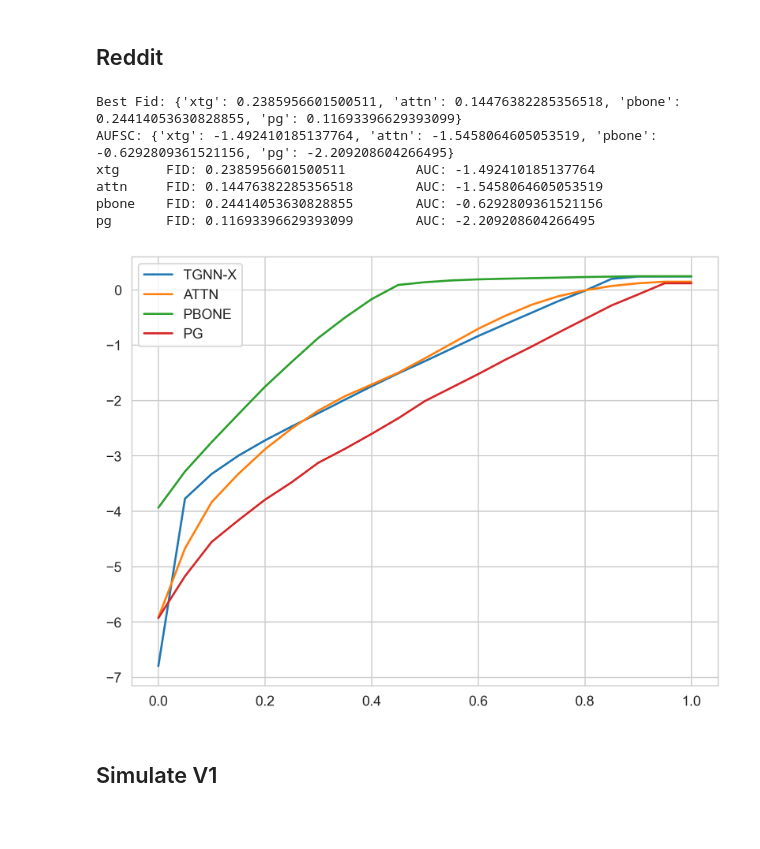
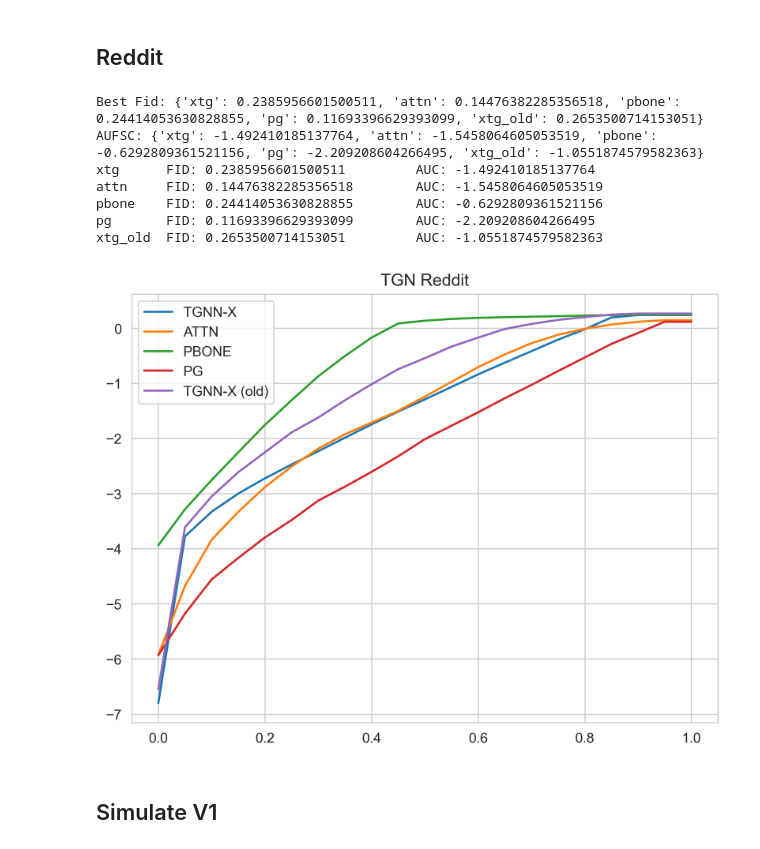
Before and after one commit to m-krastev/fact8-temporal-graph, a Jupyter notebook: notebooks/results_processing.ipynb, the cells around one changed output. Cells and saved outputs as stored; diff of their text form; code cells hidden in the pictures; blank space fills up the shorter version.

```diff
--- a/notebooks/results_processing.ipynb
+++ b/notebooks/results_processing.ipynb
@@ -220,10 +236,11 @@ tgat_simulate_v1_files = {
     for k, v in zip(
         explainers,
         [
-            "tgat_simulate_v1_subgraphx_tg_3_to_15902_eval_pg_true_pg_positive.csv",
-            "tgat_simulate_v1_attn_explainer_tg_3_to_15902_eval.csv",
-            "tgat_simulate_v1_pbone_explainer_tg_3_to_15902_eval.csv",
-            "tgat_simulate_v1_pg_explainer_tg_3_to_15902_eval.csv",
+            "tgat_simulate_v1_subgraphx_tg_3_to_15902_eval_mlp_true_pg_positive_th20.csv",
+            "tgat_simulate_v1_attn_explainer_tg_3_to_15902_eval_th20.csv",
+            "tgat_simulate_v1_pbone_explainer_tg_3_to_15902_eval_th20.csv",
+            "tgat_simulate_v1_pg_explainer_tg_3_to_15902_eval_th20.csv",
+            "tgat_simulate_v1_subgraphx_tg_3_to_15902_eval_pg_true_pg_positive_th20.csv",
         ],
     )
 }
@@ -250,5 +267,6 @@ for k, tab in tgat_simulate_v1_tabs.items():
     )
     plt.plot(tab.index, tab["fid_inv_best"], label=labels[k])
 plt.legend();plt.tight_layout()
+plt.title("TGAT Simulate V1")
 plt.savefig("plots/tgat_simulate_v1.png")
 # %% [output]
@@ -267,10 +286,11 @@ tgat_simulate_v2_files = {
     for k, v in zip(
         explainers,
         [
-            "tgat_simulate_v2_subgraphx_tg_3_to_21752_eval_pg_true_pg_positive.csv",
-            "tgat_simulate_v2_attn_explainer_tg_3_to_21752_eval.csv",
-            "tgat_simulate_v2_pbone_explainer_tg_3_to_21752_eval.csv",
-            "tgat_simulate_v2_pg_explainer_tg_3_to_21752_eval.csv",
+            "tgat_simulate_v2_subgraphx_tg_3_to_21752_eval_mlp_true_pg_positive_th20.csv",
+            "tgat_simulate_v2_attn_explainer_tg_3_to_21752_eval_th20.csv",
+            "tgat_simulate_v2_pbone_explainer_tg_3_to_21752_eval_th20.csv",
+            "tgat_simulate_v2_pg_explainer_tg_3_to_21752_eval_th20.csv",
+            "tgat_simulate_v2_subgraphx_tg_3_to_21752_eval_pg_true_pg_positive_th20.csv"
         ],
     )
 }
@@ -294,5 +314,6 @@ for k, tab in tgat_simulate_v2_tabs.items():
     )
     plt.plot(tab.index, tab["fid_inv_best"], label=labels[k])
 plt.legend();plt.tight_layout()
+plt.title("TGAT Simulate V2")
 plt.savefig("plots/tgat_simulate_v2.png")
 # %% [output]
@@ -312,10 +334,11 @@ tgn_wikipedia_files = {
     for k, v in zip(
         explainers,
         [
-            "tgn_wikipedia_subgraphx_tg_110314_to_155614_eval_pg_true_pg_positive.csv",
-            "tgn_wikipedia_attn_explainer_tg_110314_to_155614_eval.csv",
-            "tgn_wikipedia_pbone_explainer_tg_110314_to_155614_eval.csv",
-            "tgn_wikipedia_pg_explainer_tg_110314_to_155614_eval.csv",
+            "tgn_wikipedia_subgraphx_tg_110314_to_155614_eval_mlp_true_pg_positive_th20.csv",
+            "tgn_wikipedia_attn_explainer_tg_110314_to_155614_eval_th20.csv",
+            "tgn_wikipedia_pbone_explainer_tg_110314_to_155614_eval_th20.csv",
+            "tgn_wikipedia_pg_explainer_tg_110314_to_155614_eval_th20.csv",
+            "tgn_wikipedia_subgraphx_tg_110314_to_155151_eval_pg_true_pg_positive_th20.csv"
         ],
     )
 }
@@ -340,5 +363,6 @@ for k, tab in tgn_wikipedia_tabs.items():
     )
     plt.plot(tab.index, tab["fid_inv_best"], label=labels[k])
 plt.legend();plt.tight_layout()
+plt.title("TGN Wikipedia")
 plt.savefig("plots/tgn_wikipedia.png")
 # %% [output]
@@ -357,44 +382,47 @@ tgn_reddit_files = {
     for k, v in zip(
         explainers,
         [
-            "tgn_reddit_subgraphx_tg_470920_to_665351_eval_pg_true_pg_positive.csv",
-            "tgn_reddit_attn_explainer_tg_470920_to_665351_eval.csv",
-            "tgn_reddit_pbone_explainer_tg_470920_to_665351_eval.csv",
-            "tgn_reddit_pg_explainer_tg_470920_to_665351_eval.csv",
+            "tgn_reddit_subgraphx_tg_470920_to_665351_eval_mlp_true_pg_positive_th20.csv",
+            "tgn_reddit_attn_explainer_tg_470920_to_665351_eval_th20.csv",
+            "tgn_reddit_pbone_explainer_tg_470920_to_665351_eval_th20.csv",
+            "tgn_reddit_pg_explainer_tg_470920_to_665351_eval_th20.csv",
+            "tgn_reddit_subgraphx_tg_470920_to_663534_eval_pg_true_pg_positive_th20.csv"
         ],
     )
 }
 
 tgn_reddit_tabs = {
     k: pd.read_csv(v).groupby("sparsity").mean() for k, v in tgn_reddit_files.items()
 }
 
 tgn_reddit_best_fids = {
     k: tab["fid_inv_best"].max() for k, tab in tgn_reddit_tabs.items()
 }
 
 tgn_reddit_aufsc = {
     k: np.trapz(tab["fid_inv_best"], tab.index) for k, tab in tgn_reddit_tabs.items()
 }
 
 print("Best Fid:", tgn_reddit_best_fids)
 print("AUFSC:", tgn_reddit_aufsc)
 
 for k, tab in tgn_reddit_tabs.items():
     print(
         f"{k}\t FID: {tab['fid_inv_best'].max()} \t AUC: {np.trapz(tab['fid_inv_best'], tab.index)}"
     )
     plt.plot(tab.index, tab["fid_inv_best"], label=labels[k])
 plt.legend();plt.tight_layout()
+plt.title("TGN Reddit")
 plt.savefig("plots/tgn_reddit.png")
 # %% [output]
-Best Fid: {'xtg': 0.2385956601500511, 'attn': 0.14476382285356518, 'pbone': 0.24414053630828855, 'pg': 0.11693396629393099}
-AUFSC: {'xtg': -1.492410185137764, 'attn': -1.5458064605053519, 'pbone': -0.6292809361521156, 'pg': -2.209208604266495}
+Best Fid: {'xtg': 0.2385956601500511, 'attn': 0.14476382285356518, 'pbone': 0.24414053630828855, 'pg': 0.11693396629393099, 'xtg_old': 0.2653500714153051}
+AUFSC: {'xtg': -1.492410185137764, 'attn': -1.5458064605053519, 'pbone': -0.6292809361521156, 'pg': -2.209208604266495, 'xtg_old': -1.0551874579582363}
 xtg      FID: 0.2385956601500511         AUC: -1.492410185137764
 attn     FID: 0.14476382285356518        AUC: -1.5458064605053519
 pbone    FID: 0.24414053630828855        AUC: -0.6292809361521156
 pg       FID: 0.11693396629393099        AUC: -2.209208604266495
+xtg_old  FID: 0.2653500714153051         AUC: -1.0551874579582363
-[figure, old version]
+[figure, new version]
 # %% [markdown]
 ## Simulate V1
 # %%
```
Also changed, not shown: parts of 12 cells of this notebook, 12 other files.
